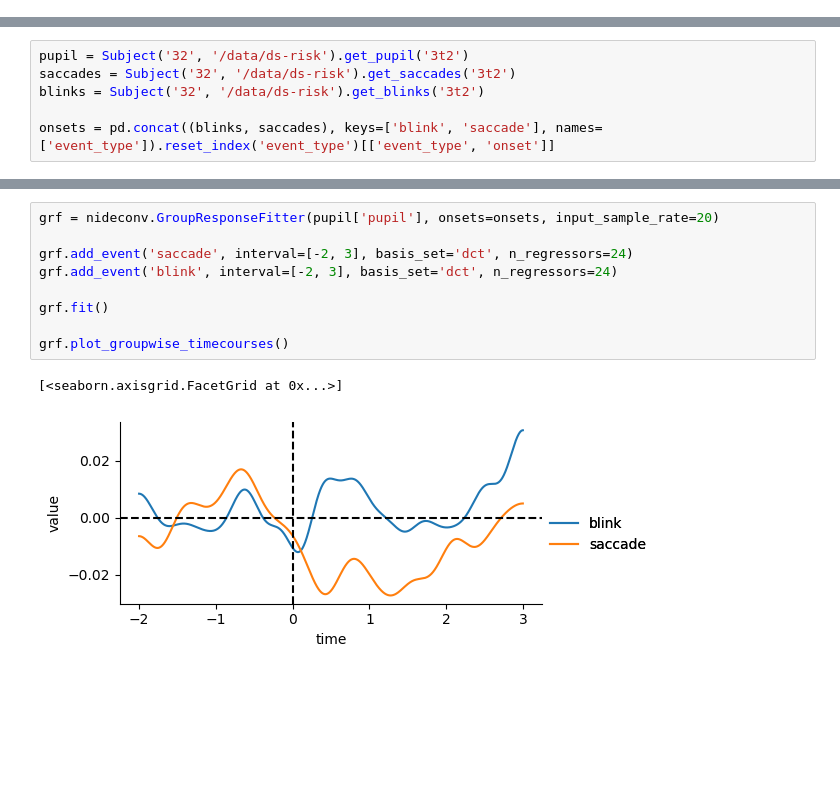
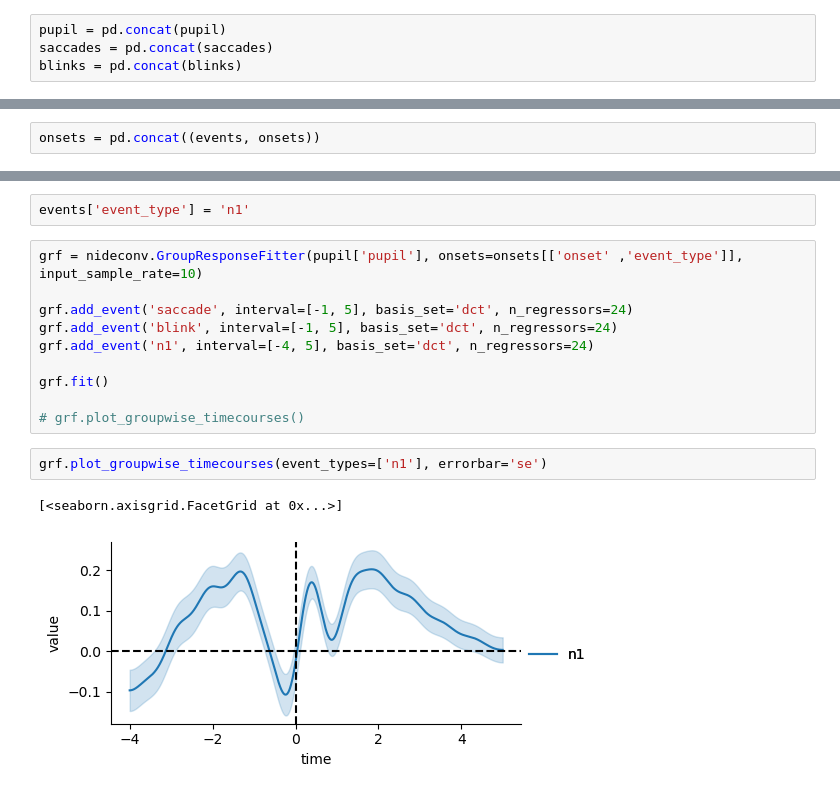
Before and after one commit to Gilles86/risk_experiment, a Jupyter notebook: risk_experiment/pupil/eye.ipynb, the cells around one changed output, grey strips where cells are left out. Drawn from its saved outputs; the diff is of its cells as text; blank space fills up the shorter version.

Commit message:
First stab at pupil analysis

```diff
--- a/risk_experiment/pupil/eye.ipynb
+++ b/risk_experiment/pupil/eye.ipynb
@@ -16,0 +26,4 @@ FileNotFoundError: [Errno 2] No such file or directory: '/data/ds-risk/derivativ
+# %%
+pupil = pd.concat(pupil)
+saccades = pd.concat(saccades)
+blinks = pd.concat(blinks)
@@ -16,0 +38,2 @@ FileNotFoundError: [Errno 2] No such file or directory: '/data/ds-risk/derivativ
+# %%
+onsets = pd.concat((events, onsets))
@@ -19,6 +69,0 @@ pupil
-# %%
-pupil = Subject('32', '/data/ds-risk').get_pupil('3t2')
-saccades = Subject('32', '/data/ds-risk').get_saccades('3t2')
-blinks = Subject('32', '/data/ds-risk').get_blinks('3t2')
-
-onsets = pd.concat((blinks, saccades), keys=['blink', 'saccade'], names=['event_type']).reset_index('event_type')[['event_type', 'onset']]
@@ -25,12 +87,17 @@ onsets = pd.concat((blinks, saccades), keys=['blink', 'saccade'], names=['event_
+# %%
+events['event_type'] = 'n1'
 # %%
-grf = nideconv.GroupResponseFitter(pupil['pupil'], onsets=onsets, input_sample_rate=20)
+grf = nideconv.GroupResponseFitter(pupil['pupil'], onsets=onsets[['onset' ,'event_type']], input_sample_rate=10)
 
-grf.add_event('saccade', interval=[-2, 3], basis_set='dct', n_regressors=24)
-grf.add_event('blink', interval=[-2, 3], basis_set='dct', n_regressors=24)
+grf.add_event('saccade', interval=[-1, 5], basis_set='dct', n_regressors=24)
+grf.add_event('blink', interval=[-1, 5], basis_set='dct', n_regressors=24)
+grf.add_event('n1', interval=[-4, 5], basis_set='dct', n_regressors=24)
 
 grf.fit()
 
-grf.plot_groupwise_timecourses()
+# grf.plot_groupwise_timecourses()
-# %% [output]
-[<seaborn.axisgrid.FacetGrid at 0x...>]
-[figure, removed]
+# %%
+grf.plot_groupwise_timecourses(event_types=['n1'], errorbar='se')
+# %% [output]
+[<seaborn.axisgrid.FacetGrid at 0x...>]
+[figure, added]
```
Also changed, not shown: parts of 17 cells of this notebook.
